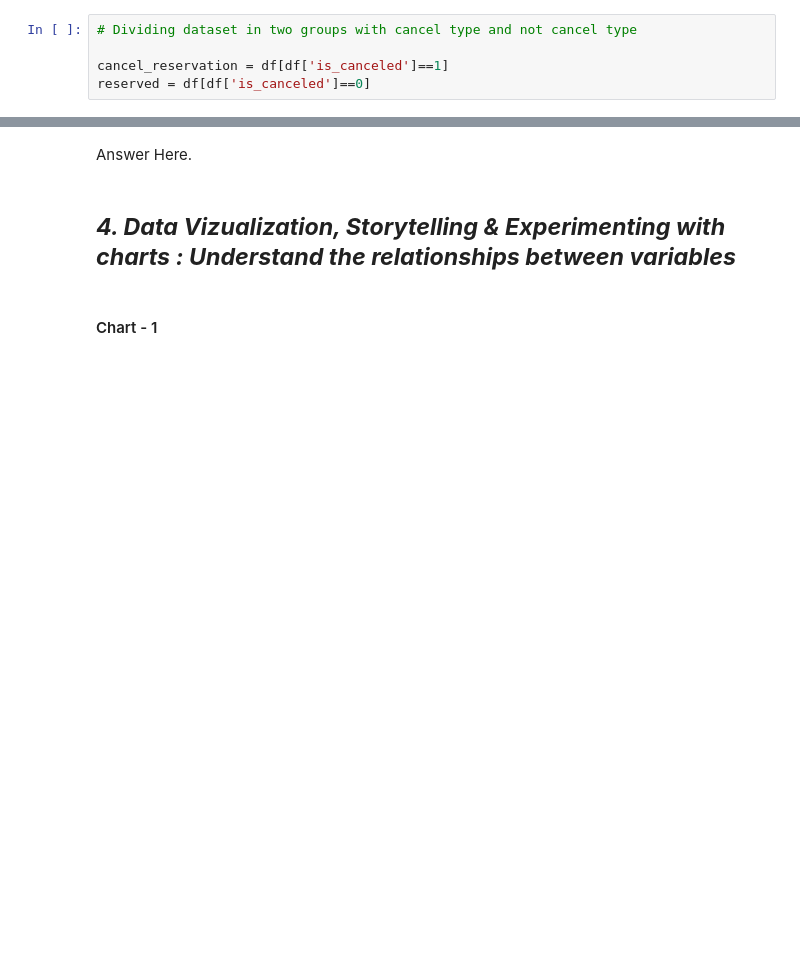
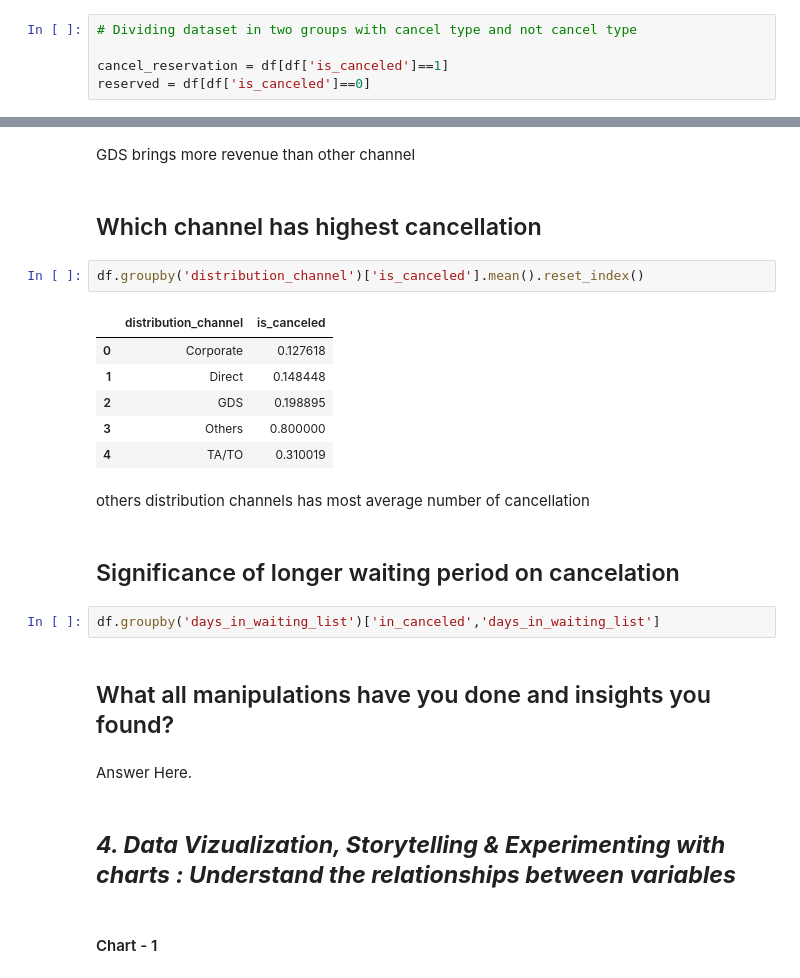
Before and after one commit to ZenCodex559/Hotel-Booking-Analysis, a Jupyter notebook: EDA_Capstone_Project_|_Hotel_Booking_Analysis.ipynb, the cells around one changed output, grey strips where cells are left out. Saved outputs shown, nothing was run; the diff lists cells and outputs as text; blank space fills up the shorter version.

```diff
--- a/EDA_Capstone_Project_|_Hotel_Booking_Analysis.ipynb
+++ b/EDA_Capstone_Project_|_Hotel_Booking_Analysis.ipynb
@@ -501,3 +488,24 @@ Name: previous_bookings_not_canceled, Length: 86937, dtype: int64
+# %% [markdown]
+GDS brings more revenue than other channel
+# %% [markdown]
+## Which channel has highest cancellation
+# %%
+df.groupby('distribution_channel')['is_canceled'].mean().reset_index()
+# %% [output]
+|  | distribution_channel | is_canceled |
+| 0 | Corporate | 0.127618 |
+| 1 | Direct | 0.148448 |
+| 2 | GDS | 0.198895 |
+| 3 | Others | 0.800000 |
+| 4 | TA/TO | 0.310019 |
+# %% [markdown]
+others distribution channels has most average number of cancellation
+# %% [markdown]
+## Significance of longer waiting period on cancelation
+# %%
+df.groupby('days_in_waiting_list')['in_canceled','days_in_waiting_list']
+# %% [markdown]
+## What all manipulations have you done and insights you found?
 # %% [markdown]
 Answer Here.
 # %% [markdown]
```
Also changed, not shown: parts of 66 cells of this notebook.
